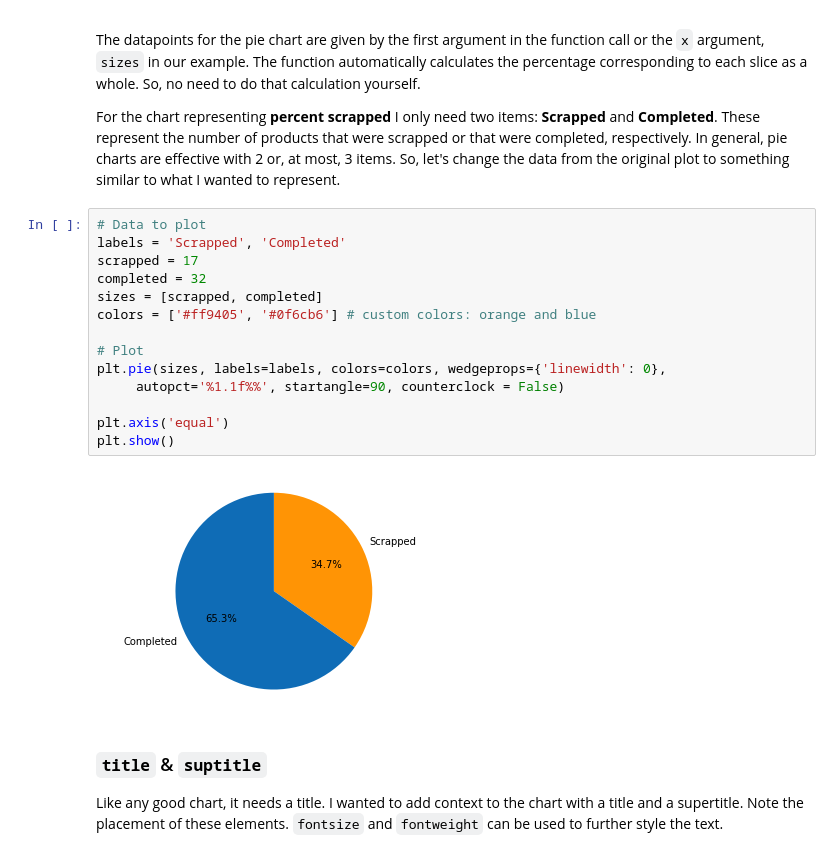
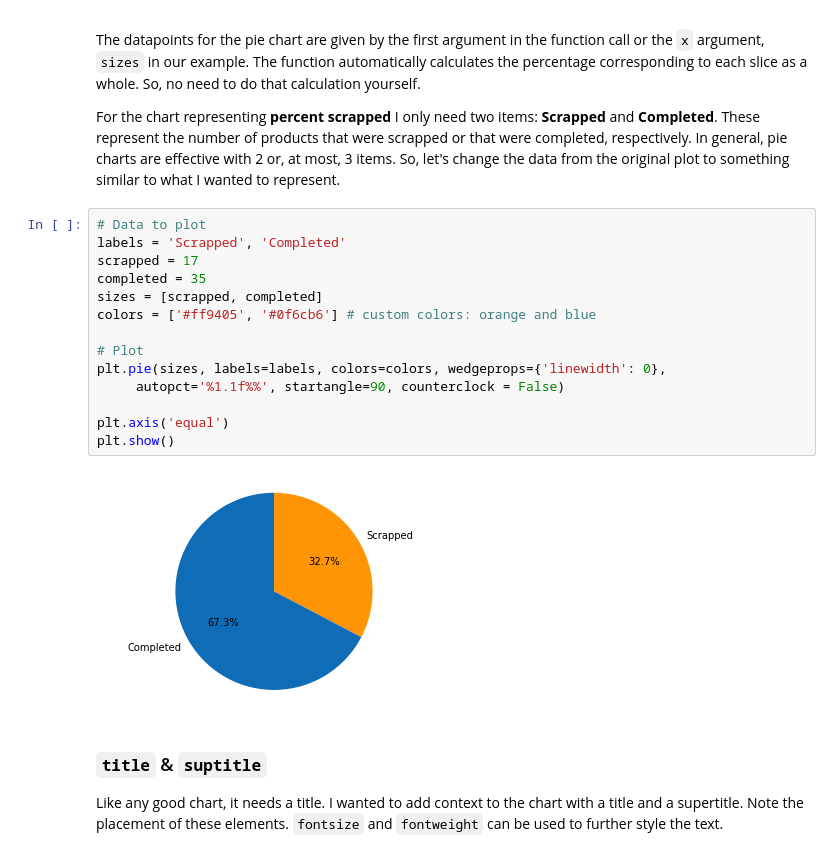
Before and after one commit to DrZeydy/share, a Jupyter notebook: pie_and_donut.ipynb, the cells around one changed output. Drawn from its saved outputs; the diff is of its cells as text.

Commit message:
6-14 chart

```diff
--- a/pie_and_donut.ipynb
+++ b/pie_and_donut.ipynb
@@ -231,19 +231,19 @@ For the chart representing **percent scrapped** I only need two items: **Scrappe
 # %%
 # Data to plot
 labels = 'Scrapped', 'Completed'
 scrapped = 17
-completed = 32
+completed = 35
 sizes = [scrapped, completed]
 colors = ['#ff9405', '#0f6cb6'] # custom colors: orange and blue
 
 # Plot
 plt.pie(sizes, labels=labels, colors=colors, wedgeprops={'linewidth': 0},
      autopct='%1.1f%%', startangle=90, counterclock = False)
 
 plt.axis('equal')
 plt.show()
 # %% [output]
-[figure, old version]
+[figure, new version]
 # %% [markdown]
 ### `title` & `suptitle`
 Like any good chart, it needs a title.  I wanted to add context to the chart with a title and a supertitle.  Note the placement of these elements.  `fontsize` and `fontweight` can be used to further style the text.
```
Also changed, not shown: parts of 7 cells of this notebook.
